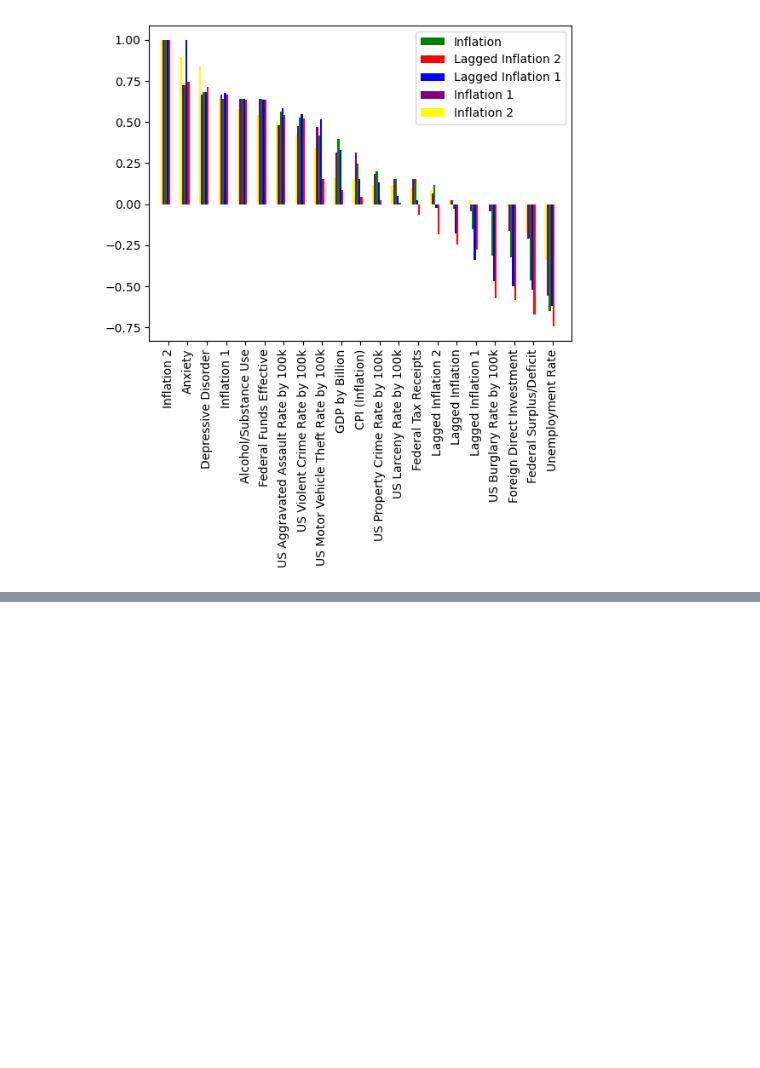
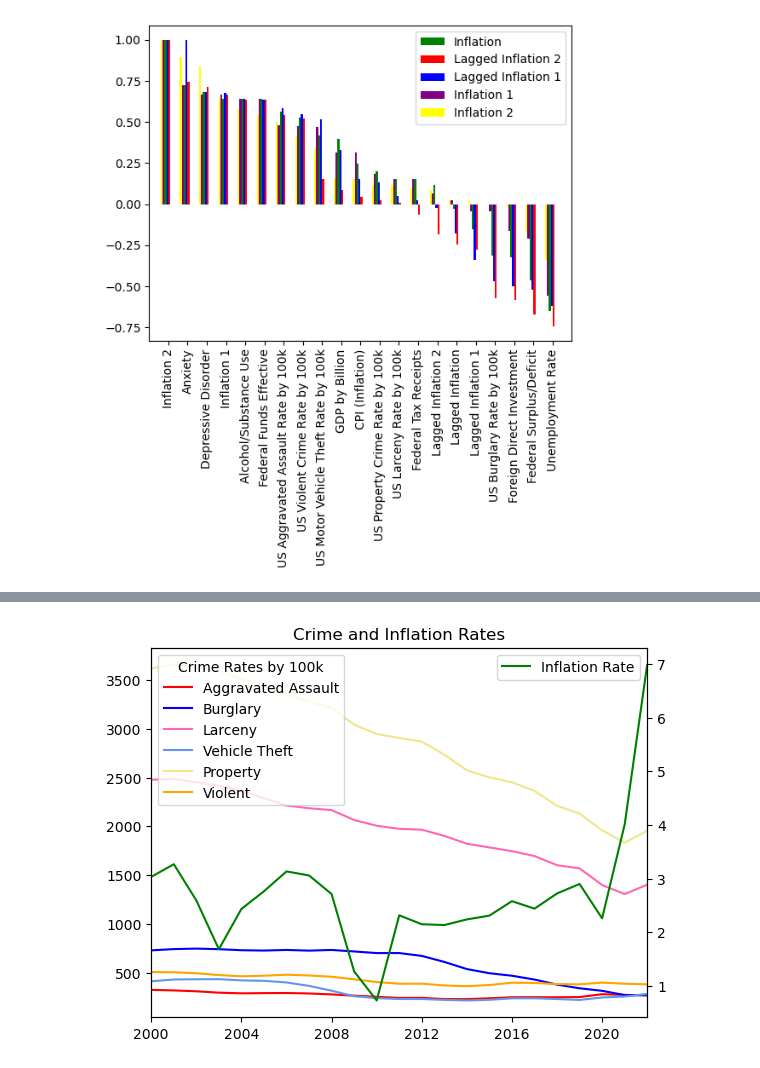
Before and after one commit to jbgraham073/ai_group_project_1, a Jupyter notebook: main.ipynb, the cells around one changed output, grey strips where cells are left out. Drawn from its saved outputs; the diff is of its cells as text; code cells hidden in the pictures; blank space fills up the shorter version.

```diff
--- a/main.ipynb
+++ b/main.ipynb
@@ -354,0 +383,24 @@ monthly_df.to_csv('resources/monthly_df.csv')
+# %%
+# plot the Crime and Inflation rates on the same plot limit the x-axis to 2000-2022
+fig, ax = plt.subplots()
+ax.plot(annual_df.index, annual_df['US Aggravated Assault Rate by 100k'], color='red', label='Aggravated Assault')
+ax.plot(annual_df.index, annual_df['US Burglary Rate by 100k'], color='blue', label='Burglary')
+ax.plot(annual_df.index, annual_df['US Larceny Rate by 100k'], color='hotpink', label='Larceny')
+ax.plot(annual_df.index, annual_df['US Motor Vehicle Theft Rate by 100k'], color='cornflowerblue', label='Vehicle Theft')
+ax.plot(annual_df.index, annual_df['US Property Crime Rate by 100k'], color='khaki', label='Property')
+ax.plot(annual_df.index, annual_df['US Violent Crime Rate by 100k'], color='orange', label='Violent')
+ax2 = ax.twinx()
+ax2.plot(annual_df.index, annual_df['CPI (Inflation)'], color='green', label='Inflation Rate')
+ax.legend(loc='upper left', title='Crime Rates by 100k')
+ax2.legend(loc='upper right')
+ax.set_xlim(pd.Timestamp('2000-01-01'), pd.Timestamp('2022-01-01'))
+# add a title
+plt.title('Crime and Inflation Rates')
+# add title to legend 1
+
+plt.show()
+
+# save the plot to a file
+fig.savefig('plots/crime_inflation.png')
+# %% [output]
+[figure, added]
```
Also changed, not shown: parts of 7 cells of this notebook.
